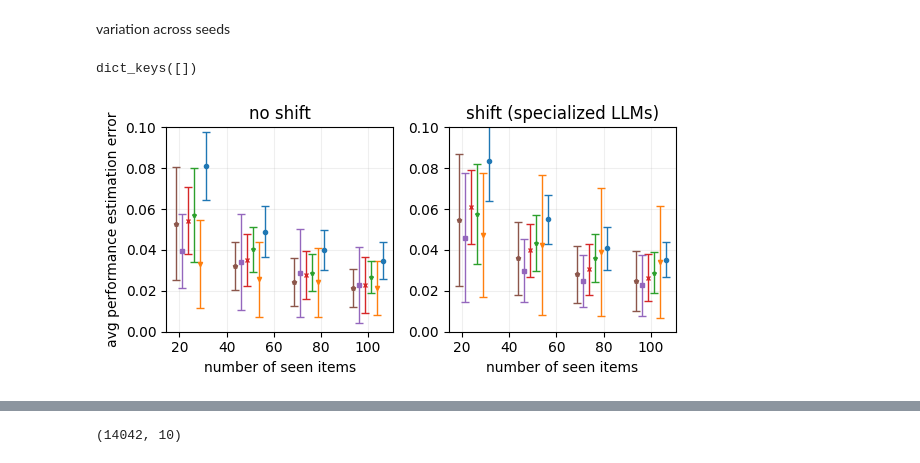
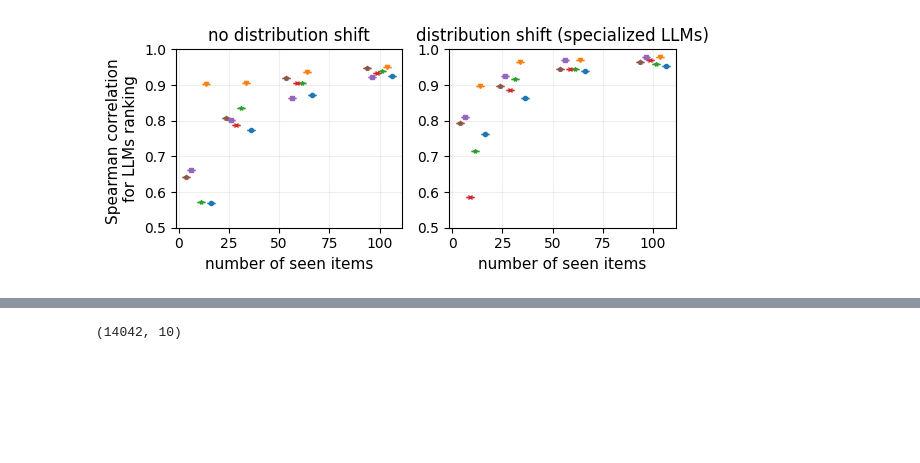
Before and after one commit to felipemaiapolo/efficbench, a Jupyter notebook: plots.ipynb, the cells around one changed output, grey strips where cells are left out. Saved outputs shown, nothing was run; the diff lists cells and outputs as text; code cells hidden in the pictures; blank space fills up the shorter version.

Commit message:
changed plots

```diff
--- a/plots.ipynb
+++ b/plots.ipynb
@@ -16,3 +12,17 @@ from utils import *
 # %%
 splits = ['iid','noniid']
-benchs = ['lb','mmlu','helm','alpaca']
+
+benchs = ['lb', 'mmlu', 'helm', 'alpaca','mmlu_fields']
+titles = {'lb':'Open LLM Leaderboard','mmlu':'MMLU','helm':'HELM','alpaca':'AlpacaEval'}
+
+agg = 'scenarios' # 'leaderboard', 'scenarios'
+results = 'rank' # 'acc', 'rank'
+agg_metric = 'avg' #'std' (std=variation across seeds)
+
+if results == 'acc': ylim = (0,.1)
+elif results == 'rank':
+    if agg_metric == 'std':
+        ylim = (0,.1)
+    else:
+        ylim = (.5,1)
+else: raise NotImplementedError
@@ -99,3 +33,0 @@ table_std = {}
-# %%
-titles = {'lb':'LLM Leaderboard','mmlu':'MMLU','helm':'HELM','alpaca':'AlpacaEval'}
-ylims = {'lb':(0,.04),'helm':(0,.1),'mmlu':(0,.1),'alpaca':(0,.1)}
@@ -104,3 +33,0 @@ result = 'results'
-# %%
-bench='lb'
-splits
@@ -177,7 +34,3 @@ benchs = ['lb', 'mmlu', 'helm', 'alpaca','mmlu_fields']
-# %%
-agg = 'leaderboard'
-results = 'acc'
-agg_metric = 'avg' #'std'
 # %%
 table_avg = {}
 table_std = {}
@@ -259,3 +143 @@ FileNotFoundError: [Errno 2] No such file or directory: 'results/accs_lb_split-i
-# %% [markdown]
-variation across seeds
 # %%
@@ -292,5 +178 @@ if agg == 'leaderboard':
         plt.show()
-# %%
-model_perf[bench][split].keys()
-# %% [output]
-dict_keys([])
@@ -305,16 +179,20 @@ else: raise NotImplementedError
 # %%
-plt.figure(figsize=(6,3))
+plt.figure(figsize=(6,2.75))
 bench='mmlu_fields'
 # Iterate over your benchmarks
 for i, split in enumerate(splits):  # Replace `benchmarks` with your list of benchmarks
     # Plot on the ith subplot
     plt.subplot(1, 2, i+1)
+    if results == 'rank': ylabel='Spearman correlation \nfor LLMs ranking'
+    else: ylabel='score estimation error'
+
     plot_perf_lines(table_avg[bench][split], table_std[bench][split],
-                    title={'iid':'no shift', 'noniid':'shift (specialized LLMs)'}[split],
+                    title={'iid':'no distribution shift', 'noniid':'distribution shift (specialized LLMs)'}[split],
                     xlabel='number of seen items',
-                    ylabel='avg performance estimation error', ylim=ylim, legend=False, error_bar=True)
+                    ylabel=ylabel, ylim=ylim, legend=False, error_bar=True, show_ylabel=split=='iid')
     plt.tight_layout()
+plt.savefig(f'plots/mmlu_performance_specialized_models_{results}.png', bbox_inches='tight', dpi=400, transparent=True)
 plt.show()
 # %% [output]
-[figure, old version]
+[figure, new version]
 # %%
```
Also changed, not shown: parts of 36 cells of this notebook, 52 other files.
